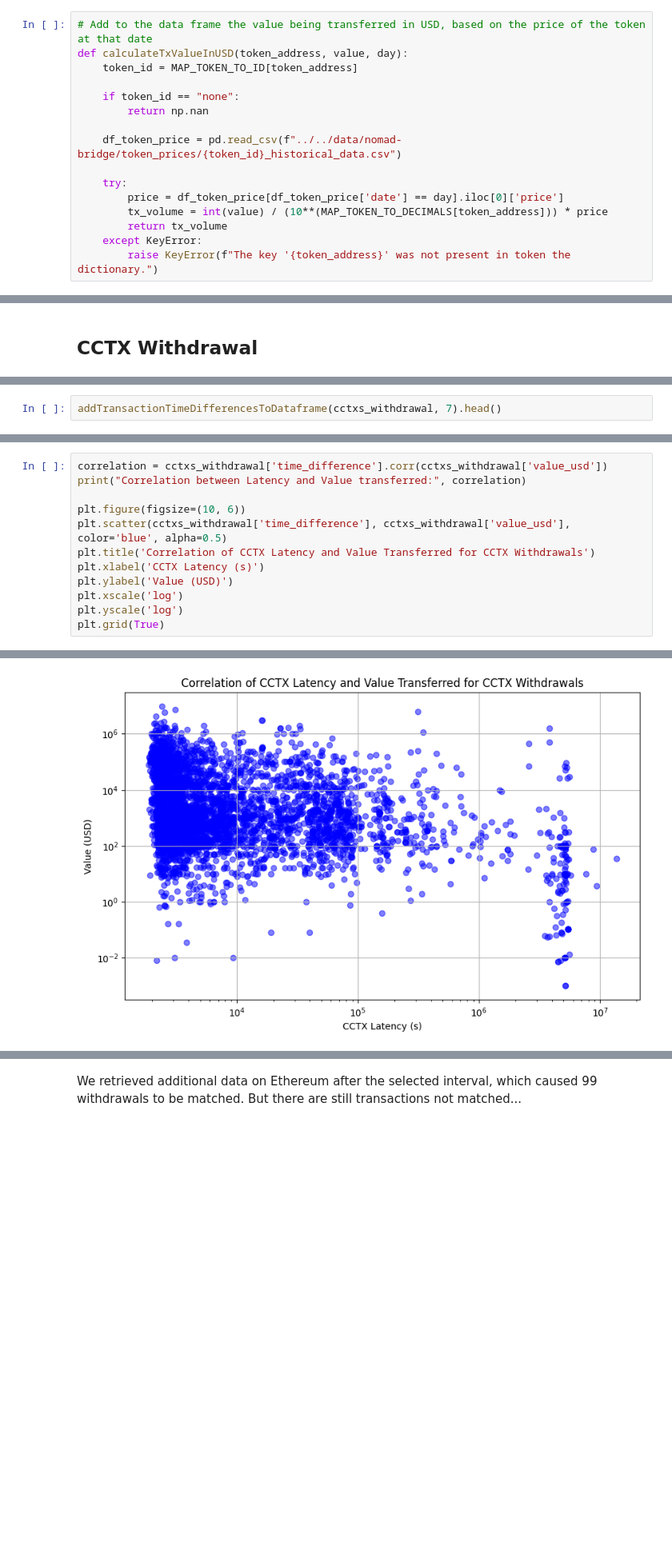
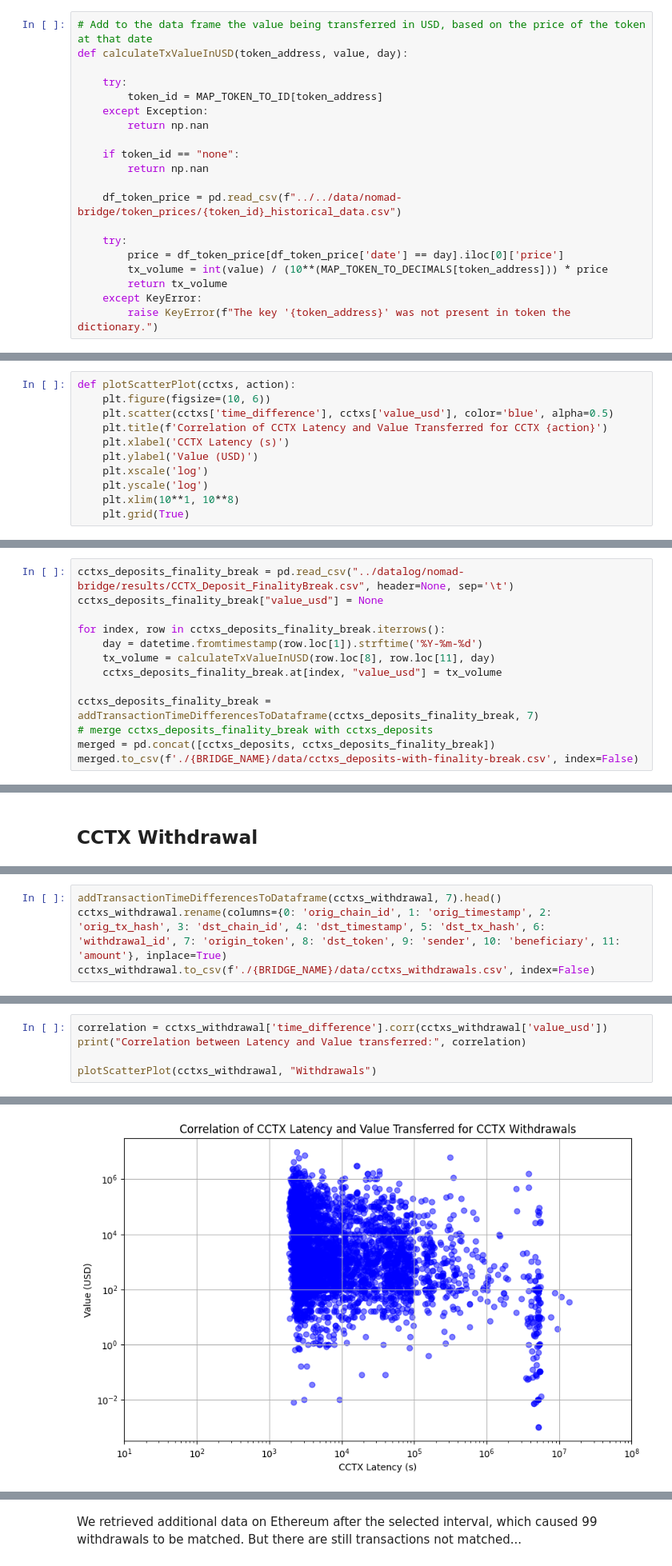
Before and after one commit to AndreAugusto11/XChainWatcher, a Jupyter notebook: cross-chain-rules-validator/analysis/analysis.ipynb, the cells around one changed output, grey strips where cells are left out. Shown at 80% size. Cells and saved outputs as stored; diff of their text form; blank space fills up the shorter version.

```diff
--- a/cross-chain-rules-validator/analysis/analysis.ipynb
+++ b/cross-chain-rules-validator/analysis/analysis.ipynb
@@ -72,7 +102,11 @@ MAP_TOKEN_TO_DECIMALS = {
 # %%
 # Add to the data frame the value being transferred in USD, based on the price of the token at that date
 def calculateTxValueInUSD(token_address, value, day):
-    token_id = MAP_TOKEN_TO_ID[token_address]
+
+    try:
+        token_id = MAP_TOKEN_TO_ID[token_address]
+    except Exception:
+        return np.nan
 
     if token_id == "none":
         return np.nan
@@ -121,6 +157,17 @@ def plotTimeDifferencesBoxplot(cctxs, logScale, title):
     if logScale:
         ax.set_yscale('log')
     plt.show()
+# %%
+def plotScatterPlot(cctxs, action):
+    plt.figure(figsize=(10, 6))
+    plt.scatter(cctxs['time_difference'], cctxs['value_usd'], color='blue', alpha=0.5)
+    plt.title(f'Correlation of CCTX Latency and Value Transferred for CCTX {action}')
+    plt.xlabel('CCTX Latency (s)')
+    plt.ylabel('Value (USD)')
+    plt.xscale('log')
+    plt.yscale('log')
+    plt.xlim(10**1, 10**8)
+    plt.grid(True)
 # %% [markdown]
 # Analysis on the data of the selected interval
 # %% [markdown]
@@ -174,0 +252,13 @@ Correlation between Latency and Value transferred: -0.014533123292765123
+# %%
+cctxs_deposits_finality_break = pd.read_csv("../datalog/nomad-bridge/results/CCTX_Deposit_FinalityBreak.csv", header=None, sep='\t')
+cctxs_deposits_finality_break["value_usd"] = None
+
+for index, row in cctxs_deposits_finality_break.iterrows():
+    day = datetime.fromtimestamp(row.loc[1]).strftime('%Y-%m-%d')
+    tx_volume = calculateTxValueInUSD(row.loc[8], row.loc[11], day)
+    cctxs_deposits_finality_break.at[index, "value_usd"] = tx_volume
+
+cctxs_deposits_finality_break = addTransactionTimeDifferencesToDataframe(cctxs_deposits_finality_break, 7)
+# merge cctxs_deposits_finality_break with cctxs_deposits
+merged = pd.concat([cctxs_deposits, cctxs_deposits_finality_break])
+merged.to_csv(f'./{BRIDGE_NAME}/data/cctxs_deposits-with-finality-break.csv', index=False)
@@ -197,3 +306,5 @@ Total Value Withdrawn in Million USD: $222.10M
 # %%
 addTransactionTimeDifferencesToDataframe(cctxs_withdrawal, 7).head()
+cctxs_withdrawal.rename(columns={0: 'orig_chain_id', 1: 'orig_timestamp', 2: 'orig_tx_hash', 3: 'dst_chain_id', 4: 'dst_timestamp', 5: 'dst_tx_hash', 6: 'withdrawal_id', 7: 'origin_token', 8: 'dst_token', 9: 'sender', 10: 'beneficiary', 11: 'amount'}, inplace=True)
+cctxs_withdrawal.to_csv(f'./{BRIDGE_NAME}/data/cctxs_withdrawals.csv', index=False)
 # %% [output]
@@ -214,12 +320,5 @@ AVG CCTX LATENCY (DAYS): 2.1255993393674575
 correlation = cctxs_withdrawal['time_difference'].corr(cctxs_withdrawal['value_usd'])
 print("Correlation between Latency and Value transferred:", correlation)
 
-plt.figure(figsize=(10, 6))
-plt.scatter(cctxs_withdrawal['time_difference'], cctxs_withdrawal['value_usd'], color='blue', alpha=0.5)
-plt.title('Correlation of CCTX Latency and Value Transferred for CCTX Withdrawals')
-plt.xlabel('CCTX Latency (s)')
-plt.ylabel('Value (USD)')
-plt.xscale('log')
-plt.yscale('log')
-plt.grid(True)
+plotScatterPlot(cctxs_withdrawal, "Withdrawals")
 # %% [output]
@@ -227 +326 @@ Correlation between Latency and Value transferred: -0.02220770398980122
-[figure, old version]
+[figure, new version]
```
Also changed, not shown: parts of 80 cells of this notebook, 45 other files.
